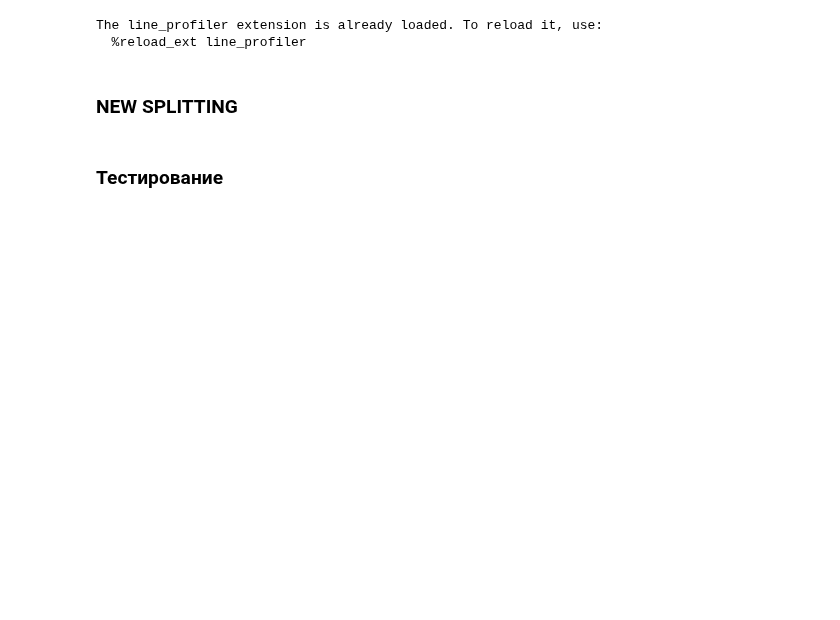
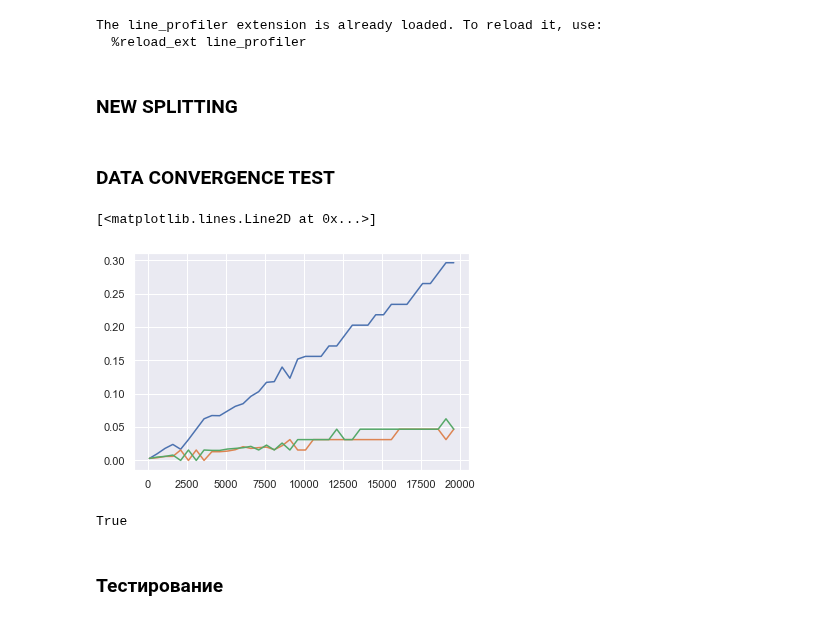
Before and after one commit to iuliivasilev/dev-survivors, a Jupyter notebook: demonstration/HistogramFindSplit.ipynb, the cells around one changed output. Saved outputs shown, nothing was run; the diff lists cells and outputs as text; code cells hidden in the pictures; blank space fills up the shorter version.

Commit message:
1. Added data convergence test (with plots) 2. Updated hist method with missing preparation (the acceleration is greater than 4 times)

```diff
--- a/demonstration/HistogramFindSplit.ipynb
+++ b/demonstration/HistogramFindSplit.ipynb
@@ -204,7 +205,7 @@ def best_attr_split(arr, criterion="logrank", type_attr="cont", thres_cont_bin_m
 # %% [markdown]
 ### NEW SPLITTING
 # %%
-@njit('f8(i8[:], i8[:], i8[:], i8[:], i8)', cache=True)
+@njit('f8(u4[:], u4[:], u4[:], u4[:], u4)', cache=True)
 def lr_hist_statistic(time_hist_1, time_hist_2, cens_hist_1, cens_hist_2, weightings):
     N_1_j = np.cumsum(time_hist_1[::-1])[::-1]
     N_2_j = np.cumsum(time_hist_2[::-1])[::-1]
@@ -239,11 +240,11 @@ def weight_hist_stat(time_hist_1, time_hist_2, cens_hist_1=None, cens_hist_2=Non
             cens_hist_2 = time_hist_2
         d = {"logrank": 1, "wilcoxon": 2, "tarone-ware": 3, "peto": 4}
         weightings = d.get(weightings, 1)
-        logrank = lr_hist_statistic(time_hist_1.astype("int64"),
-                                    time_hist_2.astype("int64"),
-                                    cens_hist_1.astype("int64"),
-                                    cens_hist_2.astype("int64"),
-                                    np.int64(weightings))
+        logrank = lr_hist_statistic(time_hist_1.astype("uint32"),
+                                    time_hist_2.astype("uint32"),
+                                    cens_hist_1.astype("uint32"),
+                                    cens_hist_2.astype("uint32"),
+                                    np.uint32(weightings))
         return logrank
     except Exception as err:
         return 0.0
@@ -318,10 +319,12 @@ def hist_best_attr_split(arr, criterion="logrank", type_attr="cont", thres_cont_
     # find global hist by times
     na_time_hist = np.bincount(dur[ind])
     na_cens_hist = np.bincount(dur[ind], weights=cens[ind])
+#     print(na_time_hist)
+#     print(na_cens_hist)
 
     right_time_hist = np.bincount(dur_notna)
     right_cens_hist = np.bincount(dur_notna, weights=cens_notna)
-    left_time_hist = np.zeros_like(dur_notna, dtype=np.int32)
+    left_time_hist = np.zeros_like(right_cens_hist, dtype=np.int32)
     left_cens_hist = left_time_hist.copy()
 
     num_nan = ind.sum()
@@ -462,6 +475,48 @@ def miss_hist_best_attr_split(arr, criterion="logrank", type_attr="cont", thres_
         if verbose > 0:
             print(best_attr["p_value"], len(uniq_set))
     return best_attr
+# %% [markdown]
+### DATA CONVERGENCE TEST
+# %%
+x = []
+time_old = []
+time_hist = []
+time_hist_2 = []
+res_old = []
+res_hist = []
+res_hist_2 = []
+for i in range(100, 20000, 500):
+    size_sample = i
+    dur = np.random.uniform(0, 10000, size_sample)
+    cens = np.random.choice(2, size_sample)
+    vals = np.random.uniform(100, 8000, size_sample)
+#     nan_index = np.random.uniform(0, 1, size_sample) < 0.25
+#     vals[nan_index] = np.nan
+
+    arr = np.vstack([vals, cens, dur])
+    time_1 = time.time()
+    res_old.append(best_attr_split(arr))
+    time_2 = time.time()
+    res_hist.append(miss_hist_best_attr_split(arr))
+    time_3 = time.time()
+    res_hist_2.append(hist_best_attr_split(arr))
+    time_4 = time.time()
+
+    x.append(size_sample)
+    time_old.append(time_2 - time_1)
+    time_hist.append(time_3 - time_2)
+    time_hist_2.append(time_4 - time_3)
+
+plt.plot(x, time_old)
+plt.plot(x, time_hist)
+plt.plot(x, time_hist_2)
+# %% [output]
+[<matplotlib.lines.Line2D at 0x...>]
+[figure, added]
+# %%
+np.all([r1['min_split'] == r2['min_split'] for r1, r2 in zip(res_hist, res_old)])
+# %% [output]
+True
 # %% [markdown]
 ### Тестирование
 # %%
```
Also changed, not shown: parts of 19 cells of this notebook.
